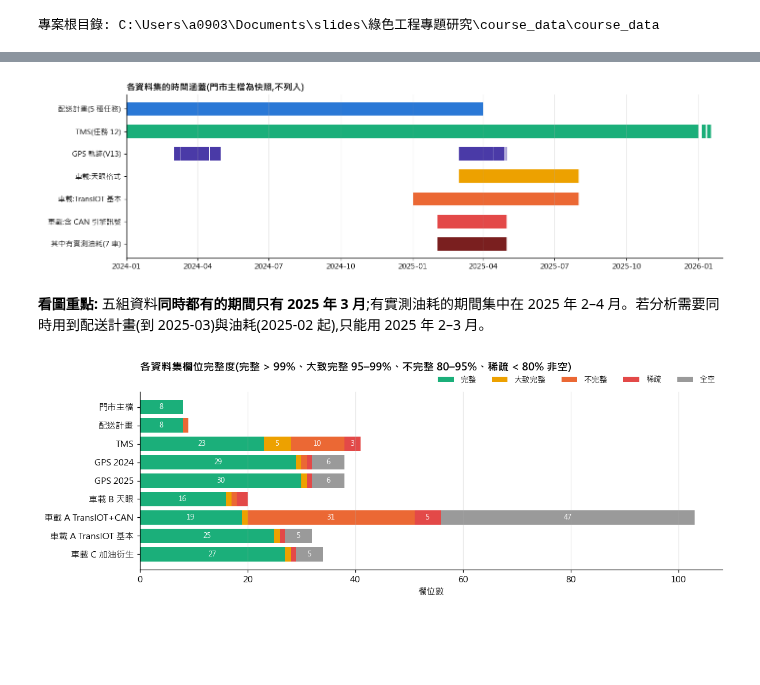
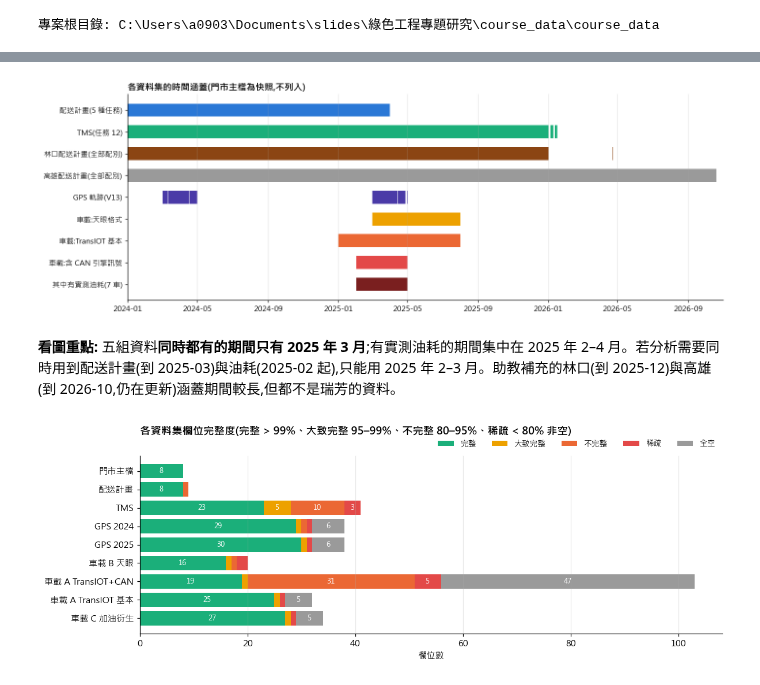
Before and after one commit to LEE-CHIEN-AN/last-mile-joint-delivery, a Jupyter notebook: explore/data_exploration.ipynb, the cells around one changed output, grey strips where cells are left out. Cells and saved outputs as stored; diff of their text form; code cells hidden in the pictures; blank space fills up the shorter version.

```diff
--- a/explore/data_exploration.ipynb
+++ b/explore/data_exploration.ipynb
@@ -221,38 +225,43 @@ def runs(days):
     days = sorted(pd.to_datetime(pd.Series(list(days))).dt.normalize().unique())
     out, s0, prev = [], None, None
     for d in days:
         if s0 is None: s0 = prev = d
         elif (d - prev).days == 1: prev = d
         else: out.append((s0, prev)); s0 = prev = d
     if s0 is not None: out.append((s0, prev))
     return out
 
 def span_days(df):
     return {d for a, b in zip(df["start"], df["end"]) for d in pd.date_range(pd.Timestamp(a).normalize(), pd.Timestamp(b).normalize())}
 
 cpf = R["vehicle_can_telematics"]["perfile"]
+OD_DAYS = {d: pd.to_datetime(pd.read_csv(P("delivery_plan_other_depots", "delivery_plan_other_depots", d, "all_delivery.csv"),
+                                         usecols=["Delivery_date"])["Delivery_date"].unique(), format="%m/%d/%Y %I:%M:%S %p")
+           for d in ["linkou_LC", "kaohsiung_YT"]}   # 助教補充的其他場站
 FUEL7 = ["V04", "V06", "V07", "V09", "V17", "V18", "V19"]
 LANES = [
     ("配送計畫(5 種任務)", R["delivery_plan"]["extra"]["daily"].index, "#2a78d6"),
     ("TMS(任務 12)", R["tms"]["extra"]["daily"].index, "#1baf7a"),
+    ("林口配送計畫(全部配別)", OD_DAYS["linkou_LC"], "#8b4513"),
+    ("高雄配送計畫(全部配別)", OD_DAYS["kaohsiung_YT"], "#9a9a9a"),
     ("GPS 軌跡(V13)", R["gps_traces"]["perfile"]["date"], "#4a3aa7"),
     ("車載:天眼格式", span_days(cpf[cpf["family"].str.startswith("B")]), "#eda100"),
     ("車載:TransIOT 基本", span_days(cpf[cpf["family"].str.contains("基本|加油")]), "#eb6834"),
     ("車載:含 CAN 引擎訊號", span_days(cpf[cpf["family"].str.contains("CAN")]), "#e34948"),
     ("　其中有實測油耗(7 車)", span_days(cpf[cpf["family"].str.contains("CAN") & cpf["vehicle"].isin(FUEL7)]), "#7a1f1f"),
 ]
-fig, ax = plt.subplots(figsize=(13, 3.8))
+fig, ax = plt.subplots(figsize=(13, 4.6))
 for i, (name, days, col) in enumerate(LANES):
     for a, b in runs(days):
         ax.barh(i, (b - a).days + 1, left=a, height=0.6, color=col)
 ax.set_yticks(range(len(LANES)), [l[0] for l in LANES]); ax.invert_yaxis()
-ax.set_xlim(pd.Timestamp("2024-01-01"), pd.Timestamp("2026-02-01")); ax.grid(axis="y", visible=False)
+ax.set_xlim(pd.Timestamp("2024-01-01"), pd.Timestamp("2026-11-01")); ax.grid(axis="y", visible=False)
 ax.set_title("各資料集的時間涵蓋(門市主檔為快照,不列入)", loc="left", fontweight="bold")
 plt.tight_layout(); plt.show()
 # %% [output]
-[figure, old version]
+[figure, new version]
 # %% [markdown]
-**看圖重點:** 五組資料**同時都有的期間只有 2025 年 3 月**;有實測油耗的期間集中在 2025 年 2–4 月。若分析需要同時用到配送計畫(到 2025-03)與油耗(2025-02 起),只能用 2025 年 2–3 月。
+**看圖重點:** 五組資料**同時都有的期間只有 2025 年 3 月**;有實測油耗的期間集中在 2025 年 2–4 月。若分析需要同時用到配送計畫(到 2025-03)與油耗(2025-02 起),只能用 2025 年 2–3 月。助教補充的林口(到 2025-12)與高雄(到 2026-10,仍在更新)涵蓋期間較長,但都不是瑞芳的資料。
 # %%
 # 欄位完整度與類型總覽(全資料,來自 results.pkl)
 PROFS = [("門市主檔", R["store_master"]["profile"]), ("配送計畫", R["delivery_plan"]["profile"]), ("TMS", R["tms"]["profile"]),
```
Also changed, not shown: parts of 29 cells of this notebook, 37 other files.
